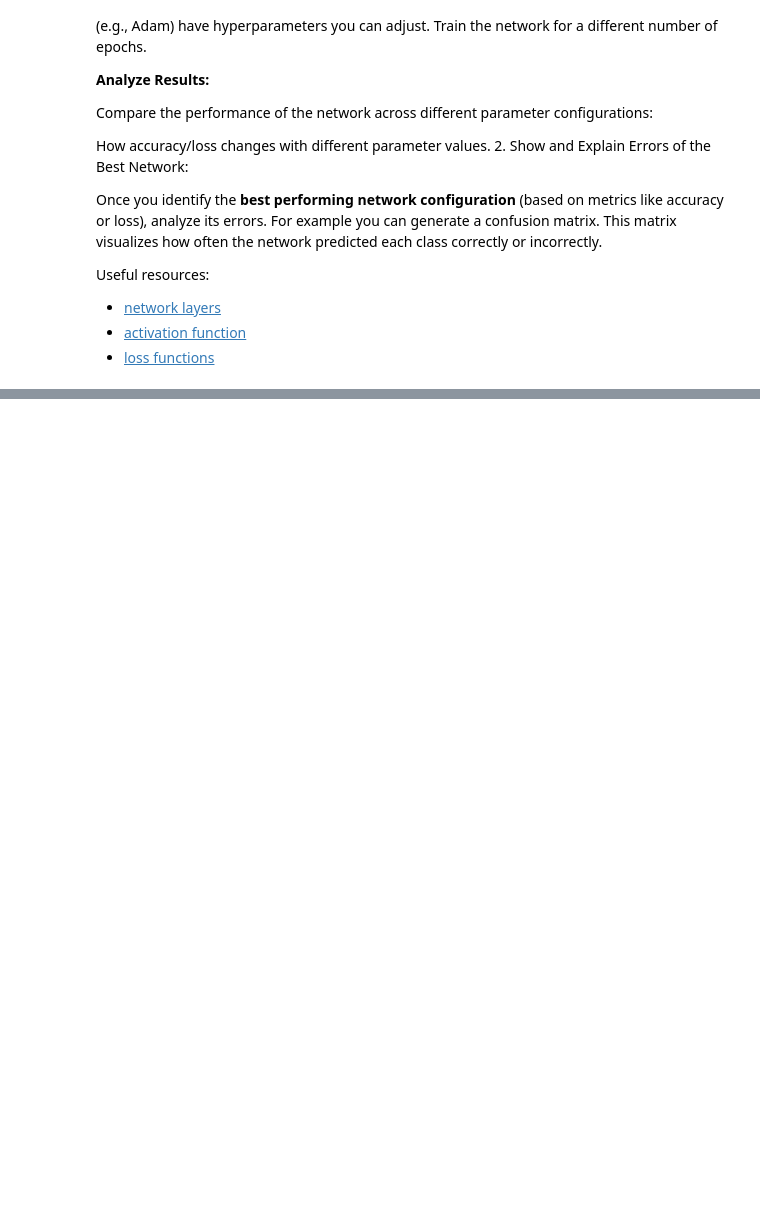
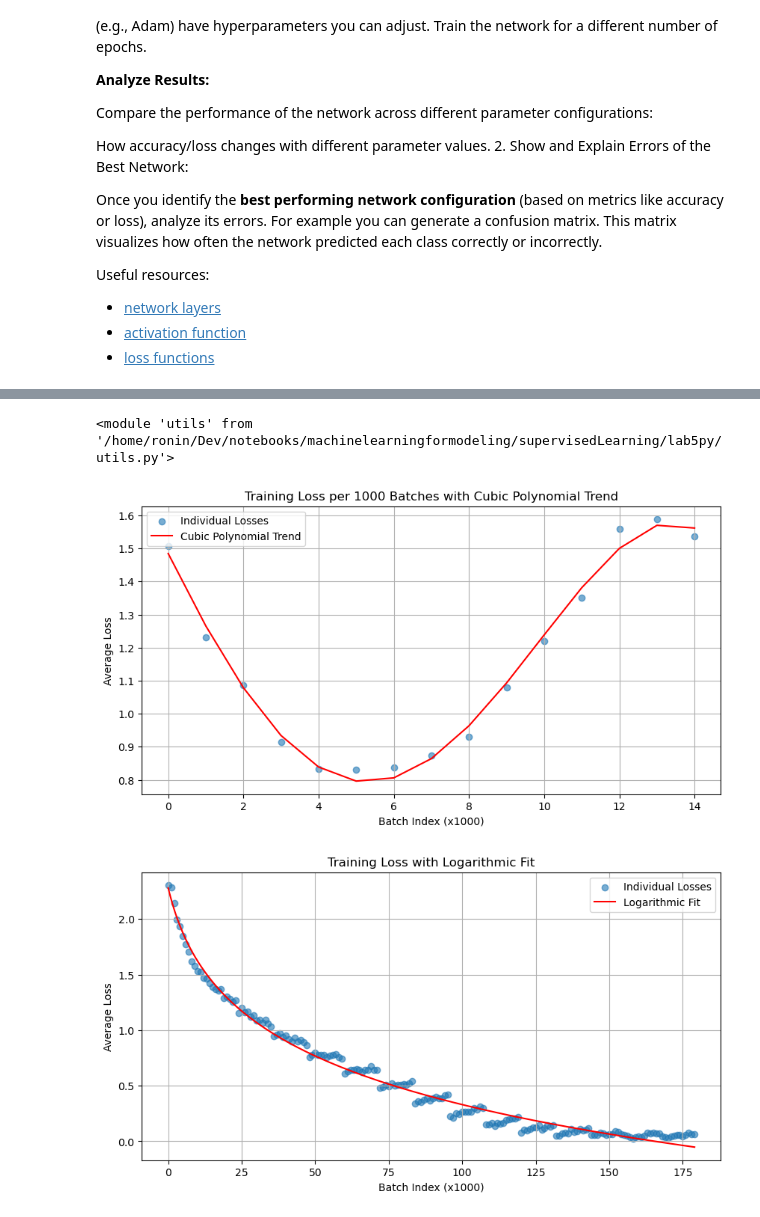
Before and after one commit to arcticronin/assignments_matlab, a Jupyter notebook: lab5py/notebook.ipynb, the cells around one changed output, grey strips where cells are left out. Drawn from its saved outputs; the diff is of its cells as text; code cells hidden in the pictures; blank space fills up the shorter version.

Commit message:
lab5 and model

```diff
--- a/lab5py/notebook.ipynb
+++ b/lab5py/notebook.ipynb
@@ -235,7 +235,7 @@ class Net(nn.Module):
 # Typically, define the loss and optimizer outside of your network class
 net = Net()
 criterion = nn.CrossEntropyLoss()
-optimizer = torch.optim.SGD(net.parameters(), lr=0.005)
+optimizer = torch.optim.SGD(net.parameters(), lr=0.002)
 # %% [markdown]
 ## Receptive Field of the network (does not work with dropout layers so donmt run with them)
 # %%
@@ -267,6 +293,10 @@ network and optimize.
 # %%
+best_model = None
+test_losses = []
+test_accuracies = []
 running_losses = []
-for epoch in range(10):
+
+for epoch in range(15):
     running_loss = 0.0
     for i, data in enumerate(trainloader):
         inputs, labels = data
@@ -299,5 +329,17 @@ for epoch in range(10):
             running_losses.append(average_loss)
             running_loss = 0
 
+    ## add test accuracy and loss
+    (test_loss, test_accuracy) = evaluate_model(net, testloader, criterion)
+
+    if (best_model is None or test_loss < min(test_losses)):
+        print(f"best model updated at epoch {epoch + 1}")
+        best_model = net
+        torch.save(net.state_dict(), 'best_model.pth')
+
+    test_losses.append(test_loss)
+    test_accuracies.append(test_accuracy)
+    print(f"test loss at epoch {epoch + 1} = {round(test_loss)}, accuracy = {test_accuracy}")
+
 print('Finished Training')
 # %% [output]
@@ -442,0 +469,10 @@ utils.print_confusion_matrix(net, testset, classes)
+# %%
+importlib.reload(utils)
+# %% [output]
+<module 'utils' from '/home/ronin/Dev/notebooks/machinelearningformodeling/supervisedLearning/lab5py/utils.py'>
+# %%
+utils.plot_poly_fit(test_losses,4)
+utils.plot_log_fit(running_losses)
+# %% [output]
+[figure, added]
+[figure, added]
```
Also changed, not shown: parts of 8 cells of this notebook, 2 other files.
